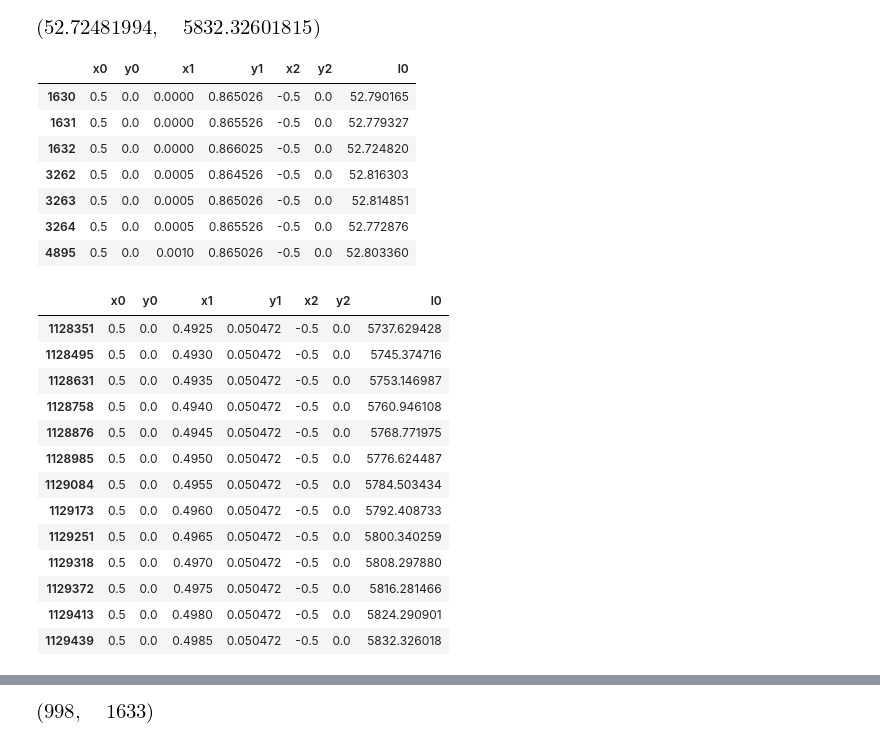
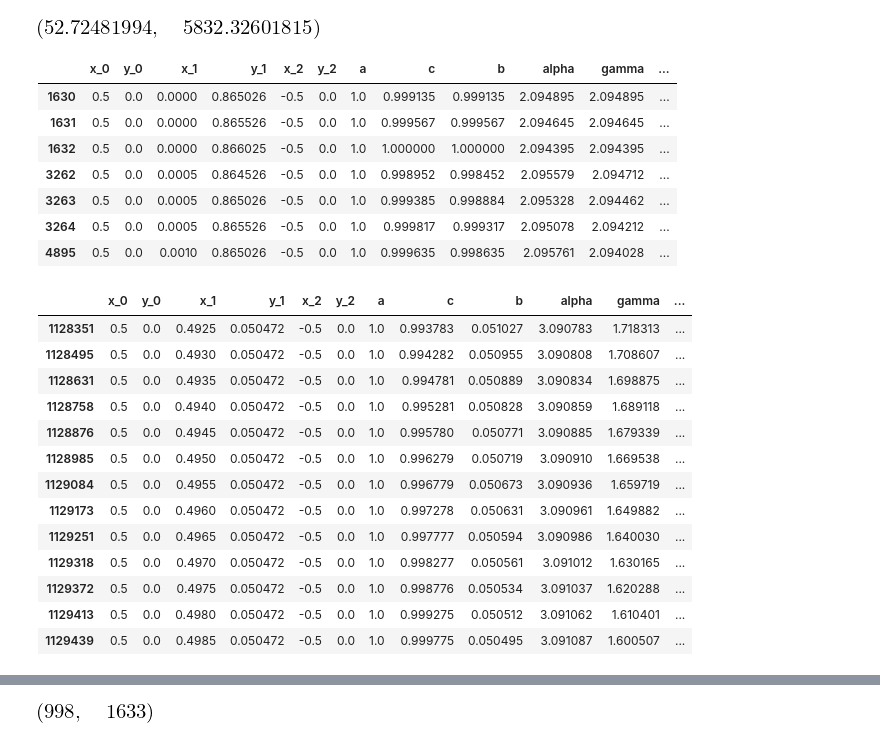
Before and after one commit to DavorPenzar/diplomski, a Jupyter notebook: code/Divizija.ipynb, the cells around one changed output, grey strips where cells are left out. Drawn from its saved outputs; the diff is of its cells as text; code cells hidden in the pictures.

```diff
--- a/code/Divizija.ipynb
+++ b/code/Divizija.ipynb
@@ -24,10 +24,9 @@ import shapely.geometry as gm
 # %%
 sym.init_printing()
 # %%
-tr = pd.read_csv(
-    'data/triangles/a.tsv',
+df = pd.read_csv(
+    'data/triangles/complete.tsv',
     sep = "\t",
-    header = None,
-    index_col = None,
-    names = ['x0', 'y0', 'x1', 'y1', 'x2', 'y2']
+    header = 0,
+    index_col = None
 )
@@ -65,11 +33,3 @@ memory usage: 8.6 MB
-# %%
-df = pd.read_csv(
-    'data/triangles/ab.tsv',
-    sep = "\t",
-    header = None,
-    index_col = None,
-    names = ['x0', 'y0', 'x1', 'y1', 'x2', 'y2', 'l0']
-)
 # %%
 df.info()
 # %% [output]
@@ -90,30 +55,30 @@ memory usage: 60.3 MB
 # %% [output]
 [figure]
 # %%
-df.loc[np.abs(df.l0 - df.l0.min()) < 0.1]
+df.loc[np.abs(df.l_0 - df.l_0.min()) < 0.1]
 # %% [output]
-|  | x0 | y0 | x1 | y1 | x2 | y2 | l0 |
-| 1630 | 0.5 | 0.0 | 0.0000 | 0.865026 | -0.5 | 0.0 | 52.790165 |
-| 1631 | 0.5 | 0.0 | 0.0000 | 0.865526 | -0.5 | 0.0 | 52.779327 |
-| 1632 | 0.5 | 0.0 | 0.0000 | 0.866025 | -0.5 | 0.0 | 52.724820 |
-| 3262 | 0.5 | 0.0 | 0.0005 | 0.864526 | -0.5 | 0.0 | 52.816303 |
-| 3263 | 0.5 | 0.0 | 0.0005 | 0.865026 | -0.5 | 0.0 | 52.814851 |
-| 3264 | 0.5 | 0.0 | 0.0005 | 0.865526 | -0.5 | 0.0 | 52.772876 |
-| 4895 | 0.5 | 0.0 | 0.0010 | 0.865026 | -0.5 | 0.0 | 52.803360 |
+|  | x_0 | y_0 | x_1 | y_1 | x_2 | y_2 | a | c | b | alpha | gamma | ... |
+| 1630 | 0.5 | 0.0 | 0.0000 | 0.865026 | -0.5 | 0.0 | 1.0 | 0.999135 | 0.999135 | 2.094895 | 2.094895 | ... |
+| 1631 | 0.5 | 0.0 | 0.0000 | 0.865526 | -0.5 | 0.0 | 1.0 | 0.999567 | 0.999567 | 2.094645 | 2.094645 | ... |
+| 1632 | 0.5 | 0.0 | 0.0000 | 0.866025 | -0.5 | 0.0 | 1.0 | 1.000000 | 1.000000 | 2.094395 | 2.094395 | ... |
+| 3262 | 0.5 | 0.0 | 0.0005 | 0.864526 | -0.5 | 0.0 | 1.0 | 0.998952 | 0.998452 | 2.095579 | 2.094712 | ... |
+| 3263 | 0.5 | 0.0 | 0.0005 | 0.865026 | -0.5 | 0.0 | 1.0 | 0.999385 | 0.998884 | 2.095328 | 2.094462 | ... |
+| 3264 | 0.5 | 0.0 | 0.0005 | 0.865526 | -0.5 | 0.0 | 1.0 | 0.999817 | 0.999317 | 2.095078 | 2.094212 | ... |
+| 4895 | 0.5 | 0.0 | 0.0010 | 0.865026 | -0.5 | 0.0 | 1.0 | 0.999635 | 0.998635 | 2.095761 | 2.094028 | ... |
 # %%
-df.loc[np.abs(df.l0 - df.l0.max()) < 100.0]
+df.loc[np.abs(df.l_0 - df.l_0.max()) < 100.0]
 # %% [output]
-|  | x0 | y0 | x1 | y1 | x2 | y2 | l0 |
-| 1128351 | 0.5 | 0.0 | 0.4925 | 0.050472 | -0.5 | 0.0 | 5737.629428 |
-| 1128495 | 0.5 | 0.0 | 0.4930 | 0.050472 | -0.5 | 0.0 | 5745.374716 |
-| 1128631 | 0.5 | 0.0 | 0.4935 | 0.050472 | -0.5 | 0.0 | 5753.146987 |
-| 1128758 | 0.5 | 0.0 | 0.4940 | 0.050472 | -0.5 | 0.0 | 5760.946108 |
-| 1128876 | 0.5 | 0.0 | 0.4945 | 0.050472 | -0.5 | 0.0 | 5768.771975 |
-| 1128985 | 0.5 | 0.0 | 0.4950 | 0.050472 | -0.5 | 0.0 | 5776.624487 |
-| 1129084 | 0.5 | 0.0 | 0.4955 | 0.050472 | -0.5 | 0.0 | 5784.503434 |
-| 1129173 | 0.5 | 0.0 | 0.4960 | 0.050472 | -0.5 | 0.0 | 5792.408733 |
-| 1129251 | 0.5 | 0.0 | 0.4965 | 0.050472 | -0.5 | 0.0 | 5800.340259 |
-| 1129318 | 0.5 | 0.0 | 0.4970 | 0.050472 | -0.5 | 0.0 | 5808.297880 |
-| 1129372 | 0.5 | 0.0 | 0.4975 | 0.050472 | -0.5 | 0.0 | 5816.281466 |
-| 1129413 | 0.5 | 0.0 | 0.4980 | 0.050472 | -0.5 | 0.0 | 5824.290901 |
-| 1129439 | 0.5 | 0.0 | 0.4985 | 0.050472 | -0.5 | 0.0 | 5832.326018 |
+|  | x_0 | y_0 | x_1 | y_1 | x_2 | y_2 | a | c | b | alpha | gamma | ... |
+| 1128351 | 0.5 | 0.0 | 0.4925 | 0.050472 | -0.5 | 0.0 | 1.0 | 0.993783 | 0.051027 | 3.090783 | 1.718313 | ... |
+| 1128495 | 0.5 | 0.0 | 0.4930 | 0.050472 | -0.5 | 0.0 | 1.0 | 0.994282 | 0.050955 | 3.090808 | 1.708607 | ... |
+| 1128631 | 0.5 | 0.0 | 0.4935 | 0.050472 | -0.5 | 0.0 | 1.0 | 0.994781 | 0.050889 | 3.090834 | 1.698875 | ... |
+| 1128758 | 0.5 | 0.0 | 0.4940 | 0.050472 | -0.5 | 0.0 | 1.0 | 0.995281 | 0.050828 | 3.090859 | 1.689118 | ... |
+| 1128876 | 0.5 | 0.0 | 0.4945 | 0.050472 | -0.5 | 0.0 | 1.0 | 0.995780 | 0.050771 | 3.090885 | 1.679339 | ... |
+| 1128985 | 0.5 | 0.0 | 0.4950 | 0.050472 | -0.5 | 0.0 | 1.0 | 0.996279 | 0.050719 | 3.090910 | 1.669538 | ... |
+| 1129084 | 0.5 | 0.0 | 0.4955 | 0.050472 | -0.5 | 0.0 | 1.0 | 0.996779 | 0.050673 | 3.090936 | 1.659719 | ... |
+| 1129173 | 0.5 | 0.0 | 0.4960 | 0.050472 | -0.5 | 0.0 | 1.0 | 0.997278 | 0.050631 | 3.090961 | 1.649882 | ... |
+| 1129251 | 0.5 | 0.0 | 0.4965 | 0.050472 | -0.5 | 0.0 | 1.0 | 0.997777 | 0.050594 | 3.090986 | 1.640030 | ... |
+| 1129318 | 0.5 | 0.0 | 0.4970 | 0.050472 | -0.5 | 0.0 | 1.0 | 0.998277 | 0.050561 | 3.091012 | 1.630165 | ... |
+| 1129372 | 0.5 | 0.0 | 0.4975 | 0.050472 | -0.5 | 0.0 | 1.0 | 0.998776 | 0.050534 | 3.091037 | 1.620288 | ... |
+| 1129413 | 0.5 | 0.0 | 0.4980 | 0.050472 | -0.5 | 0.0 | 1.0 | 0.999275 | 0.050512 | 3.091062 | 1.610401 | ... |
+| 1129439 | 0.5 | 0.0 | 0.4985 | 0.050472 | -0.5 | 0.0 | 1.0 | 0.999775 | 0.050495 | 3.091087 | 1.600507 | ... |
```
Also changed, not shown: parts of 23 cells of this notebook, 9 other files.
